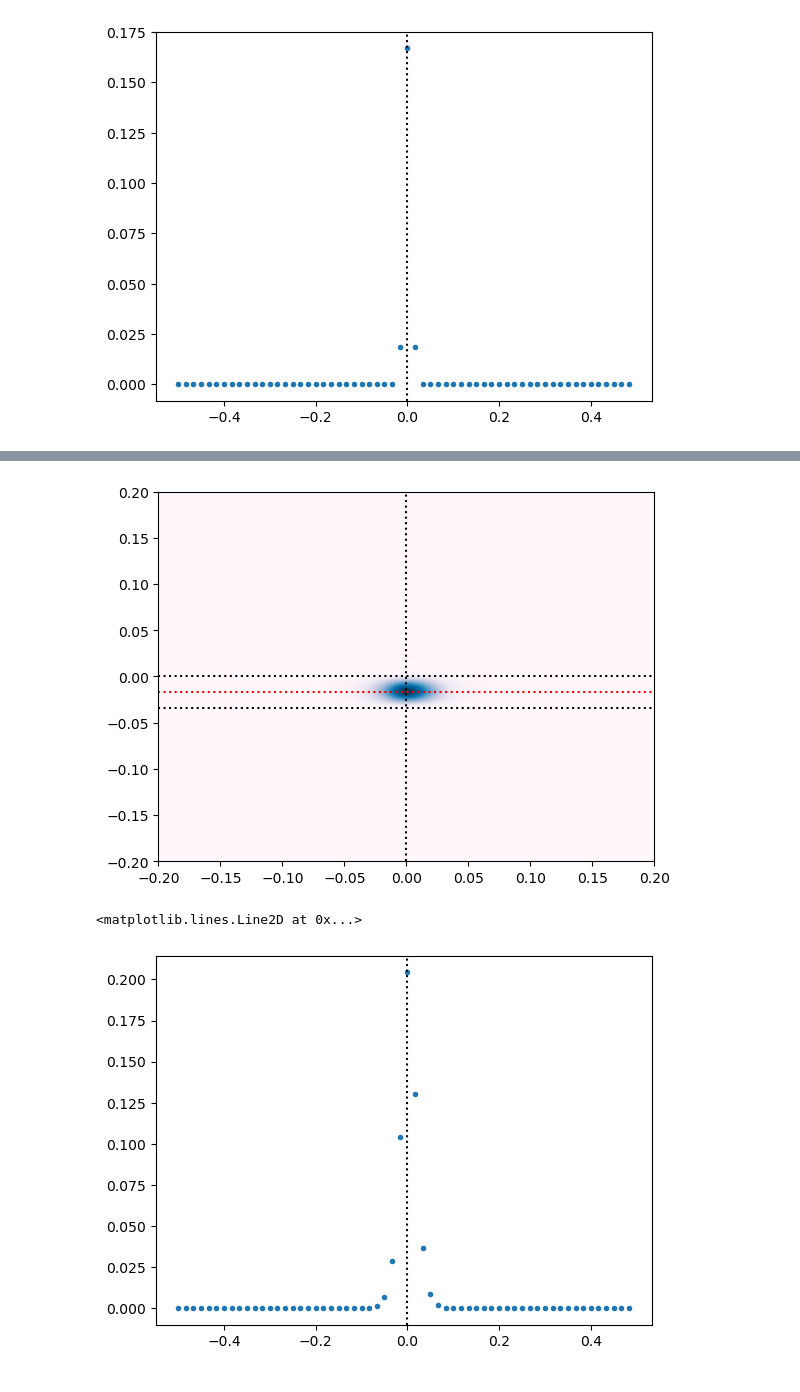
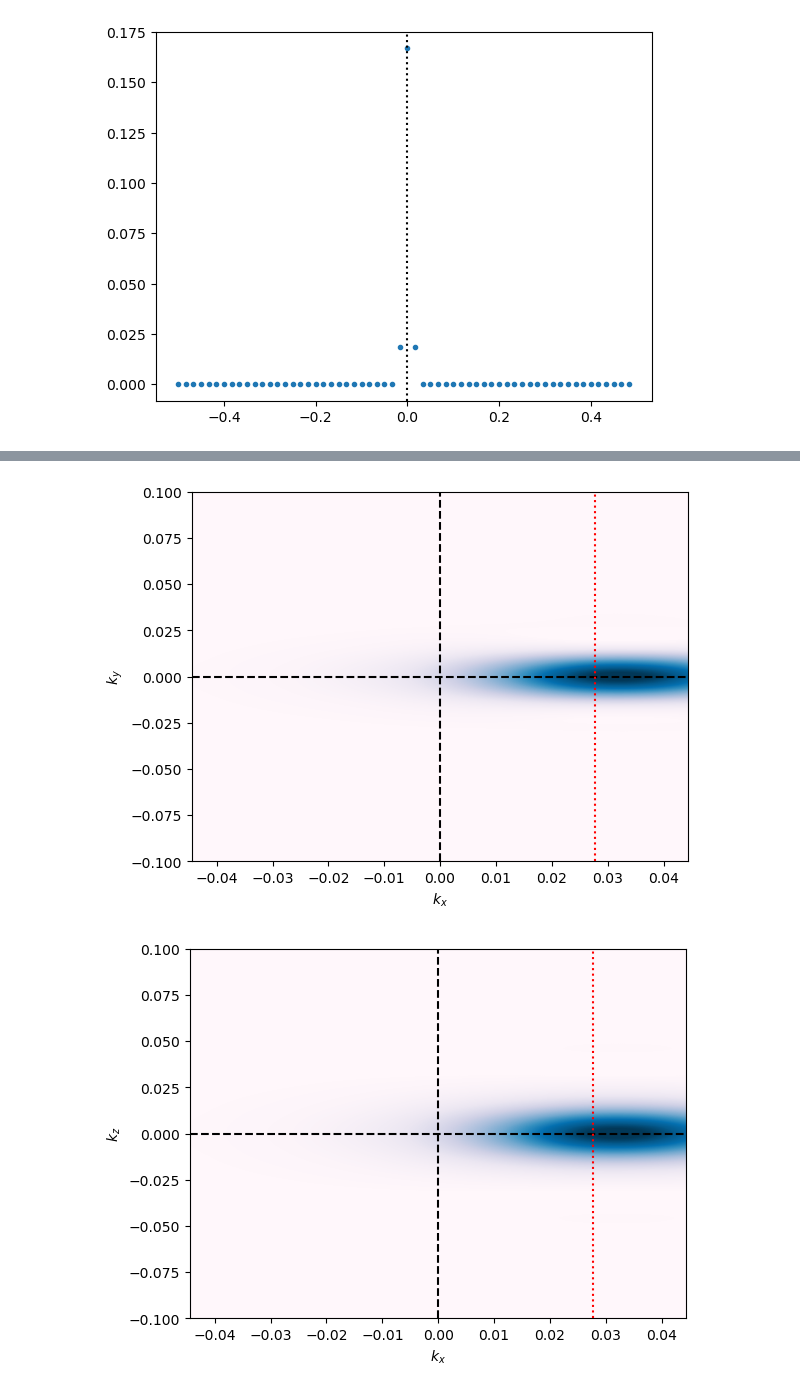
Before and after one commit to juanpulgarin/Black_P, a Jupyter notebook: Black_P_Excitons/Incoherentes.ipynb, the cells around one changed output, grey strips where cells are left out. Saved outputs shown, nothing was run; the diff lists cells and outputs as text; code cells hidden in the pictures.

```diff
--- a/Black_P_Excitons/Incoherentes.ipynb
+++ b/Black_P_Excitons/Incoherentes.ipynb
@@ -26,15 +28,15 @@ system="BlackP"
 out_path = "./../../OUT/"
 path = "./../../DATA/data_excitons/"+system+"/"
 # %%
-nkx=60
-nky=60
-nkz=60
+nkx=72
+nky=72
+nkz=72
 
 
-name_Exciton_energy = str(nkx)+'x'+str(nky)+'x'+str(nkz)+'.log'
+#name_Exciton_energy = str(nkx)+'x'+str(nky)+'x'+str(nkz)+'.log'
 
-result = subprocess.run(['bash','./log_Hqpgw_new/read.sh', './log_Hqpgw_new/'+name_Exciton_energy, 'E(1)', "1"],capture_output=True,text=True)
-E_exciton = float(result.stdout.strip())
+#result = subprocess.run(['bash','./log_Hqpgw_new/read.sh', './log_Hqpgw_new/'+name_Exciton_energy, 'E(1)', "1"],capture_output=True,text=True)
+#E_exciton = float(result.stdout.strip())
 
 fname = path + "BlackP_grid_nk"+str(nkx)+"x"+str(nky)+"x"+str(nkz)+"_wann_calc.h5"
 Energies = Reading.ReadBands(fname)
@@ -43,7 +45,7 @@ Energie_no_Valence  = Energies[:,18]
 Energie_Valence     = Energies[:,19]
 Energie_Conduction  = Energies[:,20]
 
-
+"""
 
 ##estos archivos se deben mover a la carpeta de outputs al final del dia
 fname="./out_Hqpgw_new/"+str(nkx)+"x"+str(nky)+"x"+str(nkz)+"_exc.h5"
@@ -52,6 +54,7 @@ fname="./out_Hqpgw_new/"+str(nkx)+"x"+str(nky)+"x"+str(nkz)+"_exc.h5"
 fname="./out_Hqpgw_new/"+str(nkx)+"x"+str(nky)+"x"+str(nkz)+"_exc_dens.h5"
 
 ψ = Reading.Read_Density(fname)
+""";
 # %%
 x1 = np.linspace(-0.5,0.5, nkx+1)[0:-1]
 
@@ -127,3 +84,25 @@ nkz=60
 # %%
+Q=0.0556
+direccion = 'kz'
+ϵ_plus,ψ_plus,ϵ_minus,ψ_minus = Incoherent.Reading_Data(Q,direccion,retorno=5)
+
+nkx=72
+nky=72
+nkz=72
+
+x1 = np.linspace(-0.5,0.5, nkx+1)[0:-1]
+x1_interp = np.linspace(-0.5,0.5, 256+1)[0:-1]
+
+signo ='minus'
+
+if signo == 'plus':
+    ψ = ψ_plus
+    Qd = -Q
+
+if signo == 'minus':
+    ψ = ψ_minus
+    Qd = Q
+
+
 np.where(np.reshape(ψ[0,:], [nkx,nky,nkz])==np.max(np.reshape(ψ[0,:], [nkx,nky,nkz])))
 # %% [output]
@@ -164,33 +110,5 @@ plt.axvline(x=0.0,color='black',linestyle=':')
-# %%
-x1 = np.linspace(-0.5,0.5, nkx+1)[0:-1]
-
-fig, ax1 = plt.subplots()
-
-a = ax1.imshow(np.transpose(np.reshape(ψ[0,:], [nkx,nky,nkz])[:,:,int(nkz/2)]),\
-               extent=[x1.min(),x1.max(),x1.min(),x1.max()],
-           origin='lower',aspect='auto',interpolation ='spline36',cmap = 'PuBu')
-
-ax1.axvline(x=0,color='black',linestyle=':')
-ax1.axhline(y=0,color='black',linestyle=':')
-ax1.axhline(y=-0.034,color='black',linestyle=':')
-ax1.axhline(y=-0.01666667,color='red',linestyle=':')
-#ax1.axhline(y=-0.016,color='green',linestyle=':')
-#ax1.axhline(y=-0.025,color='red',linestyle=':')
-#ax1.axhline(y=-0.05,color='red',linestyle=':')
-
-
-plt.xlim(-0.2,0.2)
-plt.ylim(-0.2,0.2)
-
-plt.show()
-
-plt.figure()
-
-#plt.plot(x1,np.reshape(ψ[0,:], [nkx,nky,nkz])[int(nkx/2),:,int(nkz/2)],'.')
-plt.plot(x1,np.reshape(ψ[0,:], [nkx,nky,nkz])[:,int(nky/2)-1,int(nkz/2)],'.')
-plt.axvline(x=0.0,color='black',linestyle=':')
-#plt.xlim(-0.05,0.05)
-# %% [output]
-[figure, removed]
-<matplotlib.lines.Line2D at 0x...>
-[figure, removed]
+# %%
+Incoherent.Plotting_Exitonic_Density(x1,nkx,nky,nkz,ψ,Qd,direccion)
+# %% [output]
+[figure, added]
+[figure, added]
```
Also changed, not shown: parts of 17 cells of this notebook, 54 other files.
